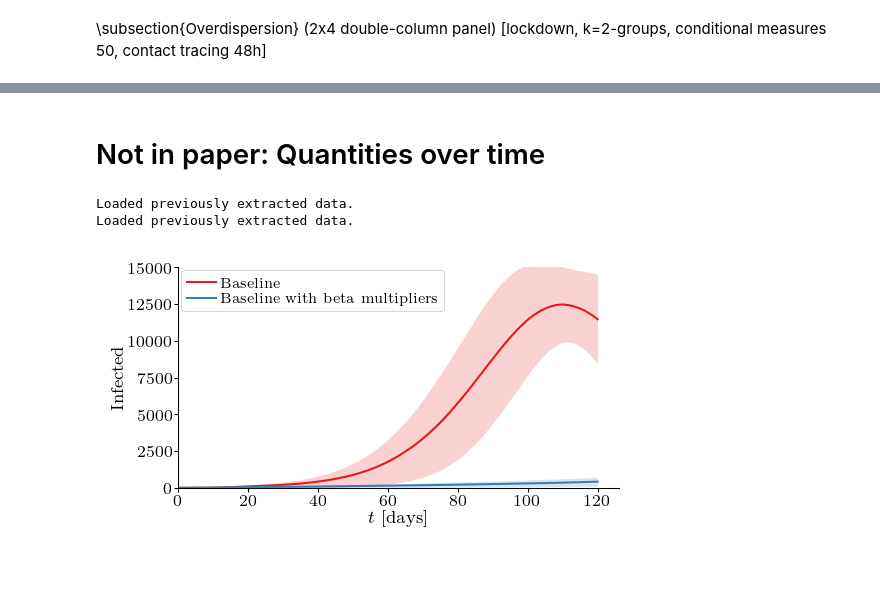
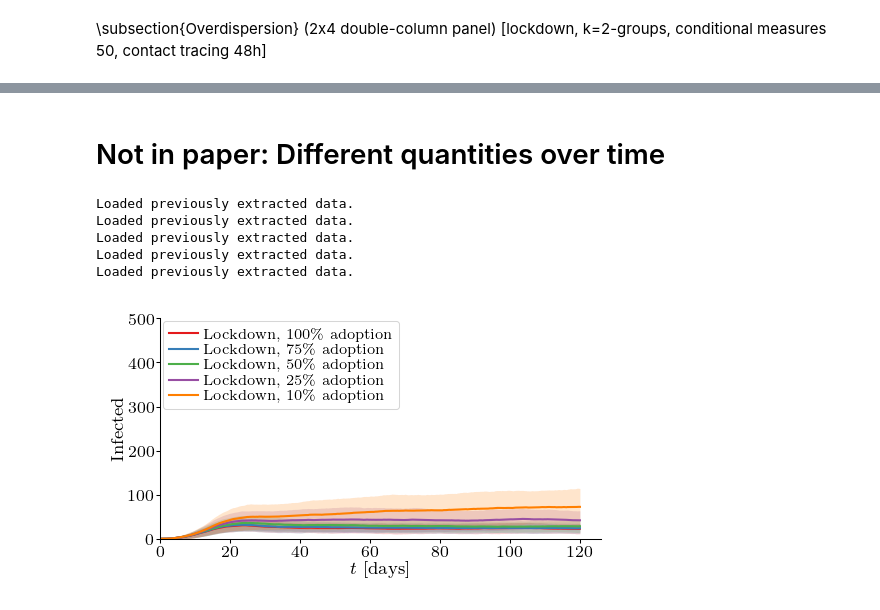
Before and after one commit to covid19-model/simulator, a Jupyter notebook: sim/sim-plot.ipynb, the cells around one changed output, grey strips where cells are left out. Drawn from its saved outputs; the diff is of its cells as text; code cells hidden in the pictures; blank space fills up the shorter version.

```diff
--- a/sim/sim-plot.ipynb
+++ b/sim/sim-plot.ipynb
@@ -356,21 +295,30 @@ PDFCROP 1.38, 2012/11/02 - Copyright (c) 2002-2012 by Heiko Oberdiek.
 # %% [markdown]
-# Not in paper: Quantities over time
+# Not in paper: Different quantities over time
 # %%
-def plot_experiment_over_time(*, country, area, experiment, quantity, mode, ymax, ps_adoption, commithash=None):
+def plot_experiment_over_time(*, country, area, experiment, quantity, mode, ymax, ps_adoption):
 
     if experiment == 'Baseline':
-        paths = [
-#             f'baseline-{country}-{area}-{baseline_commithash}/'
+        paths = [f'baseline-CH-BE-{baseline_commithash}/'
+                 f'baseline-CH-BE'
+                 f'-expected_daily_base_expo_per100k={bexp}'
+                 f'-beta_multiplier=1.0.pk' for bexp in [5.0, 10.0, 15.0, 20.0, 25.0, 30.0]]
+
+
+
+
+
+
+# #             f'baseline-{country}-{area}-{baseline_commithash}/'
+# #                       f'baseline-CH-BE-'
+# #                     f'beta_multiplier=0.5'
+# #                     f'.pk',
+#                 f'baseline-{country}-{area}-cd1d945/'
+#                       f'baseline-CH-BE-.pk',
+
+#                 f'baseline-{country}-{area}-75f335d/'
 #                       f'baseline-CH-BE-'
-#                     f'beta_multiplier=0.5'
-#                     f'.pk',
-                f'baseline-{country}-{area}-cd1d945/'
-                      f'baseline-CH-BE-.pk',
-
-                f'baseline-{country}-{area}-75f335d/'
-                      f'baseline-CH-BE-'
-                      f'beta_multiplier=0.5'
-                      f'.pk']
+#                       f'beta_multiplier=0.5'
+#                       f'.pk']
     elif experiment == 'Lockdown':
         paths = [f'lockdown-{country}-{area}-{commithash}/'
                       f'lockdown-{country}-{area}'
@@ -403,43 +351,45 @@ def plot_experiment_over_time(*, country, area, experiment, quantity, mode, ymax
                       f'-p_adoption={p_adoption}'
                       f'-test_lag=48.0'
                       f'-tracing_threshold=0.016'
-                      f'-beta_multiplier=0.5'
+                      f'-beta_multiplier=1.0'
                       '.pk' for p_adoption in ps_adoption]
 
     if experiment == 'Baseline':
-        labels = [experiment, experiment + ' with beta multipliers']
+        labels = [f'Baseline, {bexp} exposures per week per 100k people' for bexp in [5.0, 10.0, 15.0, 20.0, 25.0, 30.0]]
+        # labels = [experiment, experiment + ' with beta multipliers']
     else:
         labels = [experiment+', {:3.0f}\% adoption'.format(100 * p_adoption) for p_adoption in ps_adoption]
 
     plot_filename = f'{experiment}-{country}-{area}-{mode}-{quantity}'
 
     # plots
     plotter = Plotter()
 
     plotter.compare_quantity(
         paths,
         titles=labels,
         quantity=quantity,
         mode=mode,
         ymax=ymax,
         filename=plot_filename,
         figsize=lib_plot.FIG_SIZE_FULL_PAGE_DOUBLE_ARXIV_TALL,
         figformat='neurips-double',
         legend_is_left=True)
 
 
 
 plot_experiment_over_time(
     country='CH',
     area='BE',
-    experiment='Baseline',  # Allowed values: See function
+    experiment='Lockdown',  # Allowed values: See function
     quantity='infected',    # Allowed values: ['infected', 'hosp', 'dead']
-    mode='total',           # Allowed values: ['total', 'daily', 'cumulative']
-    ymax=15000,
-    ps_adoption=[1.0, 0.75, 0.5, 0.25, 0.1],
-    commithash=commithash
-)
+    mode='total',           # Allowed values: ['total', 'daily', 'cumulative', 'weekly incidence']
+    ymax=500,
+    ps_adoption=[1.0, 0.75, 0.5, 0.25, 0.1],)
 # %% [output]
 Loaded previously extracted data.
 Loaded previously extracted data.
+Loaded previously extracted data.
+Loaded previously extracted data.
+Loaded previously extracted data.
-[figure, old version]
+[figure, new version]
```
Also changed, not shown: parts of 5 cells of this notebook, 9 other files.
